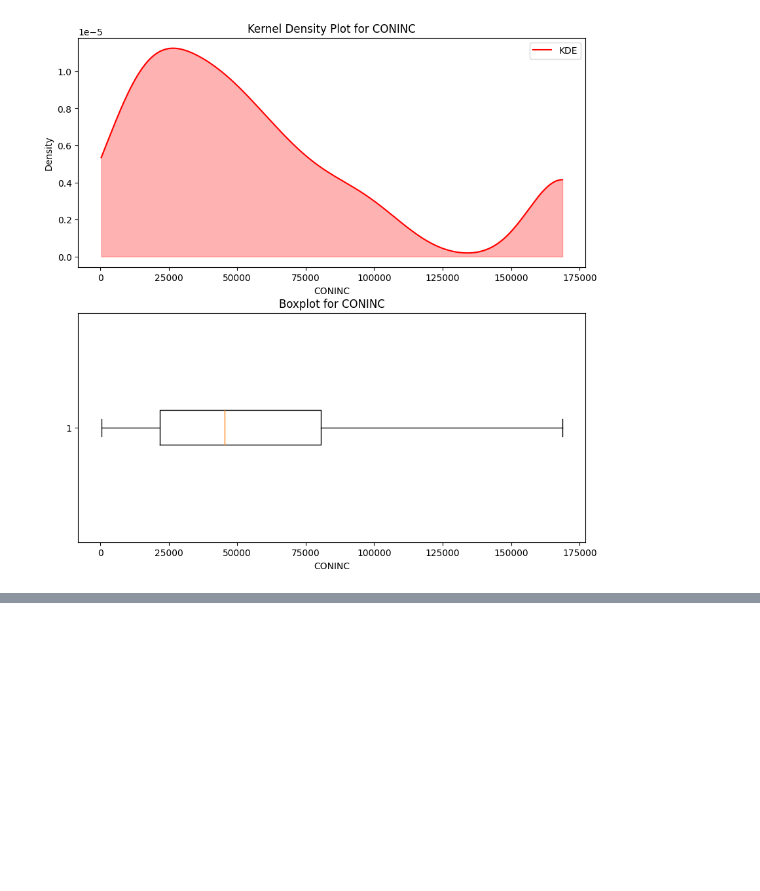
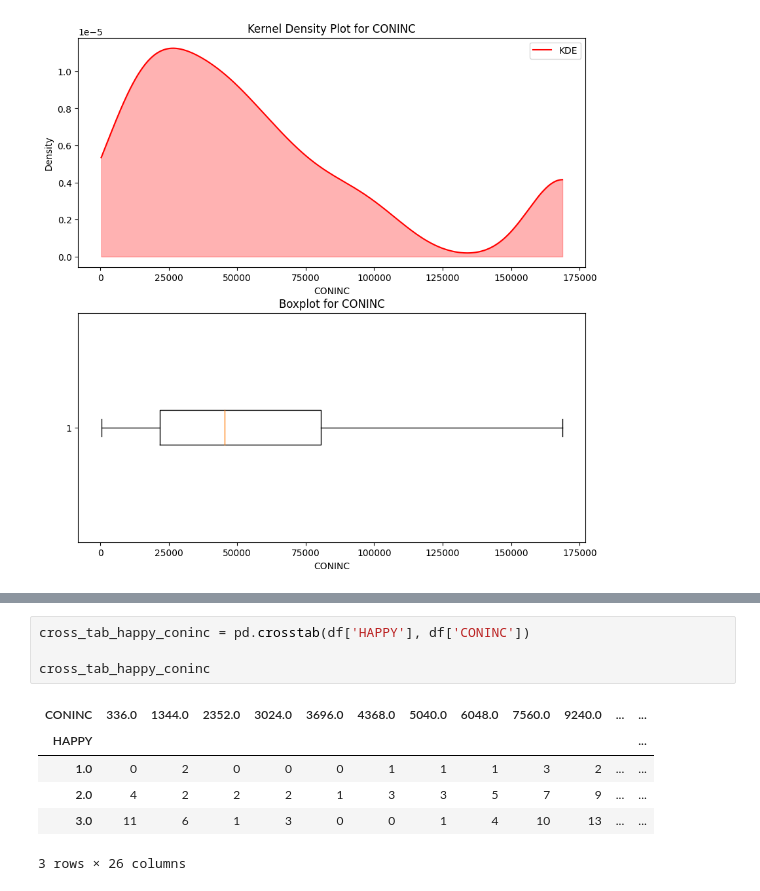
Before and after one commit to DS3001/group16, a Jupyter notebook: eda.ipynb, the cells around one changed output, grey strips where cells are left out. Cells and saved outputs as stored; diff of their text form; blank space fills up the shorter version.

```diff
--- a/eda.ipynb
+++ b/eda.ipynb
@@ -118,0 +146,11 @@ plt.show()
+# %%
+cross_tab_happy_coninc = pd.crosstab(df['HAPPY'], df['CONINC'])
+
+cross_tab_happy_coninc
+# %% [output]
+| CONINC | 336.0 | 1344.0 | 2352.0 | 3024.0 | 3696.0 | 4368.0 | 5040.0 | 6048.0 | 7560.0 | 9240.0 | ... | ... |
+| HAPPY |  |  |  |  |  |  |  |  |  |  |  | ... |
+| 1.0 | 0 | 2 | 0 | 0 | 0 | 1 | 1 | 1 | 3 | 2 | ... | ... |
+| 2.0 | 4 | 2 | 2 | 2 | 1 | 3 | 3 | 5 | 7 | 9 | ... | ... |
+| 3.0 | 11 | 6 | 1 | 3 | 0 | 0 | 1 | 4 | 10 | 13 | ... | ... |
+3 rows × 26 columns
```
Also changed, not shown: parts of 2 cells of this notebook.
